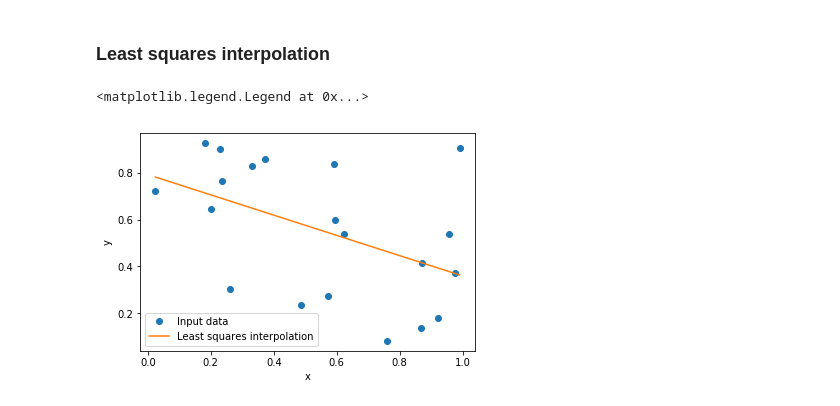
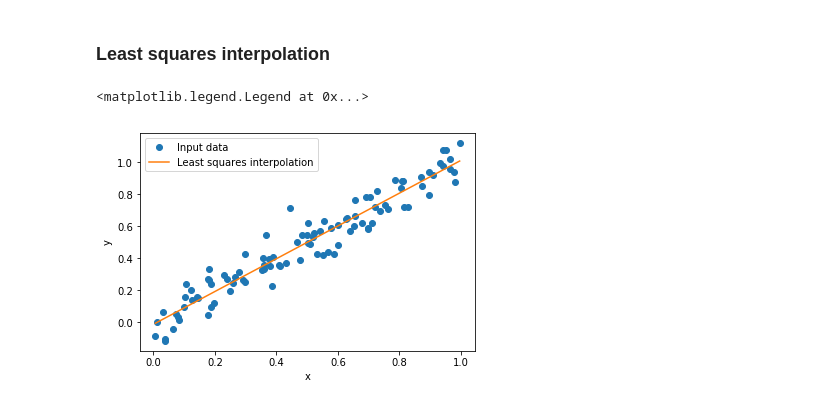
Before and after one commit to valenpe7/numerical_methods, a Jupyter notebook: interpolation.ipynb, the cells around one changed output. Drawn from its saved outputs; the diff is of its cells as text; code cells hidden in the pictures.

```diff
--- a/interpolation.ipynb
+++ b/interpolation.ipynb
@@ -318,38 +317,46 @@ ax.legend()
 # %% [markdown]
 ### Least squares interpolation
 # %%
-def least_squares(x, y):
+def linear_least_squares(x, y):
     """
-
+    Calculates the linear least squares polynomial fit.
+    Args:
+        x (array_like): X-coordinates of a set of datapoints
+        y (array_like): Y-coordinates of a set of datapoints
+    Returns:
+        numpy.poly1d: The linear least squares polynomial
     """
     S0 = np.sum(x**0)
     S1 = np.sum(x**1)
     S2 = np.sum(x**2)
     T0 = np.sum(y*x**0)
     T1 = np.sum(y*x**1)
-    a1 = (S2*T0 - S1*T1) / (S0*S2 - S1**2);
-    a0 = (S0*T1 - S1*T0) / (S0*S2 - S1**2);
-    return np.poly1d([a0, a1])
+    a0 = (S2*T0 - S1*T1) / (S0*S2 - S1**2)
+    a1 = (S0*T1 - S1*T0) / (S0*S2 - S1**2)
+    return np.poly1d([a1, a0])
 # %%
-# test of the least_squares function
+# test of the linear_least_squares function
 
 # consider a set of random points
-x_p = np.random.rand(20)
-y_p = np.random.rand(20)
+x_p = np.random.rand(100)
+y_p = x_p + 0.1 * np.random.normal(size=100)
 
 x = np.linspace(np.min(x_p), np.max(x_p), 100)
 
 # find least squares interpolation
-f = least_squares(x_p, y_p)
+f = linear_least_squares(x_p, y_p)
+#a1, a0 = np.polyfit(x_p, y_p, 1)
+#f2 = np.poly1d([a1, a0])
 
 # plot results
 fig = plt.figure()
 ax = fig.add_subplot(1,1,1)
 ax.plot(x_p, y_p, 'o', label="Input data") # plot the discrete data
 ax.plot(x, f(x), '-', label="Least squares interpolation") # plot cubic spline interpolation
+#ax.plot(x, f2(x), '--', label="Numpy least squares interpolation")
 ax.set_xlabel("x")
 ax.set_ylabel("y")
 ax.legend()
 # %% [output]
 <matplotlib.legend.Legend at 0x...>
-[figure, old version]
+[figure, new version]
```
Also changed, not shown: parts of 4 cells of this notebook.
